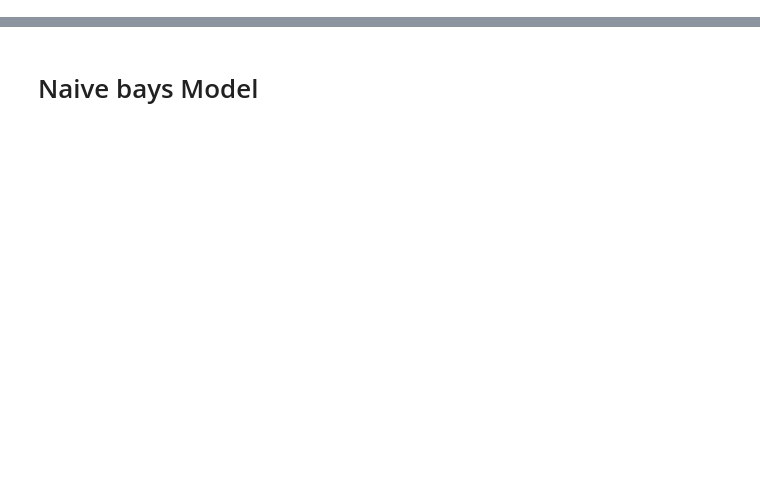
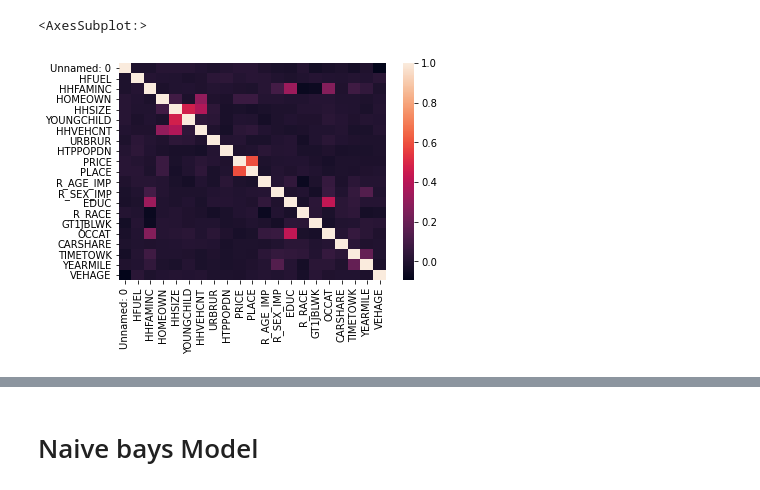
Before and after one commit to Chomchanok/Term_Project, a Jupyter notebook: model.ipynb, the cells around one changed output, grey strips where cells are left out. Drawn from its saved outputs; the diff is of its cells as text; code cells hidden in the pictures; blank space fills up the shorter version.

```diff
--- a/model.ipynb
+++ b/model.ipynb
@@ -23,0 +30,8 @@ X_train, X_test, y_train, y_test = train_test_split(dataX, dataY, test_size=0.2)
+# %%
+corr = df.corr()
+sns.heatmap(corr,
+            xticklabels=corr.columns.values,
+            yticklabels=corr.columns.values)
+# %% [output]
+<AxesSubplot:>
+[figure, added]
```
Also changed, not shown: parts of 20 cells of this notebook, 7 other files.
